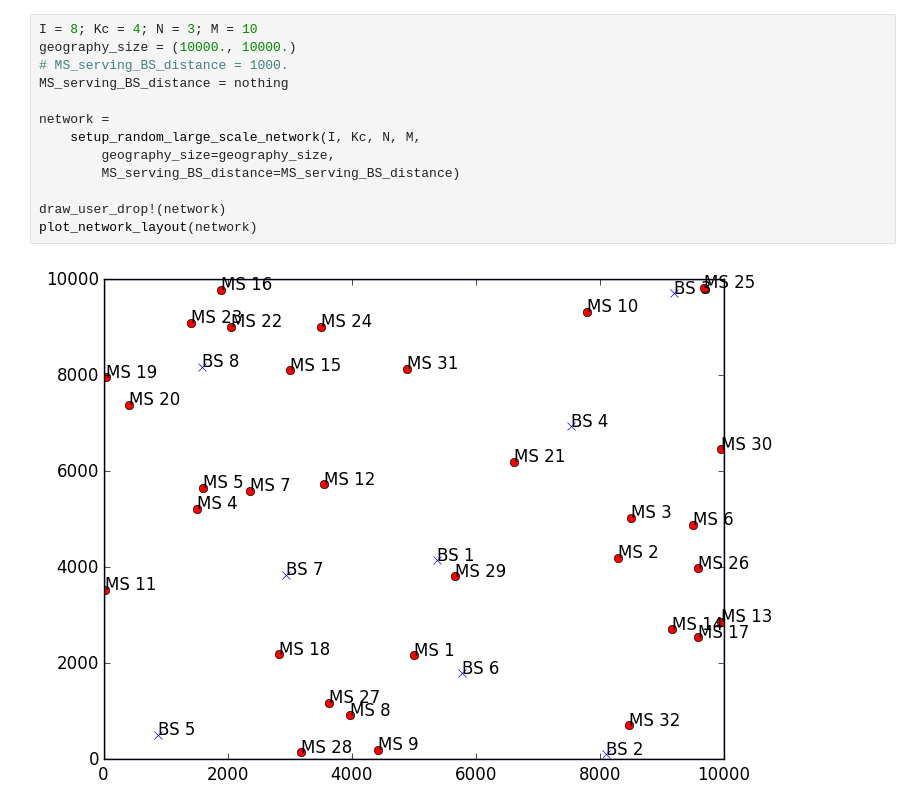
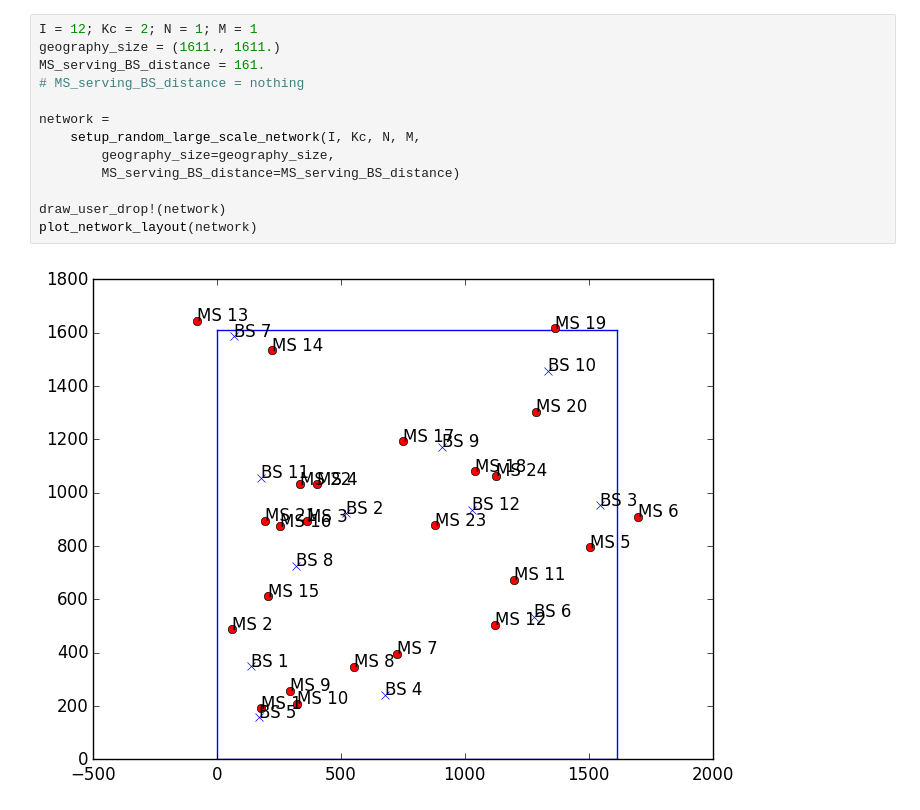
Before and after one commit to rasmusbrandt/DistributedBaseStationClustering.jl, a Jupyter notebook: support/network_visualization.ipynb, the cells around one changed output. Drawn from its saved outputs; the diff is of its cells as text.

```diff
--- a/support/network_visualization.ipynb
+++ b/support/network_visualization.ipynb
@@ -3,15 +5,15 @@ using CoordinatedPrecoding
 # %%
-I = 8; Kc = 4; N = 3; M = 10
-geography_size = (10000., 10000.)
-# MS_serving_BS_distance = 1000.
-MS_serving_BS_distance = nothing
+I = 12; Kc = 2; N = 1; M = 1
+geography_size = (1611., 1611.)
+MS_serving_BS_distance = 161.
+# MS_serving_BS_distance = nothing
 
 network =
     setup_random_large_scale_network(I, Kc, N, M,
         geography_size=geography_size,
         MS_serving_BS_distance=MS_serving_BS_distance)
 
 draw_user_drop!(network)
 plot_network_layout(network)
 # %% [output]
-[figure, old version]
+[figure, new version]
```
Also changed, not shown: parts of 1 cell of this notebook, 4 other files.
